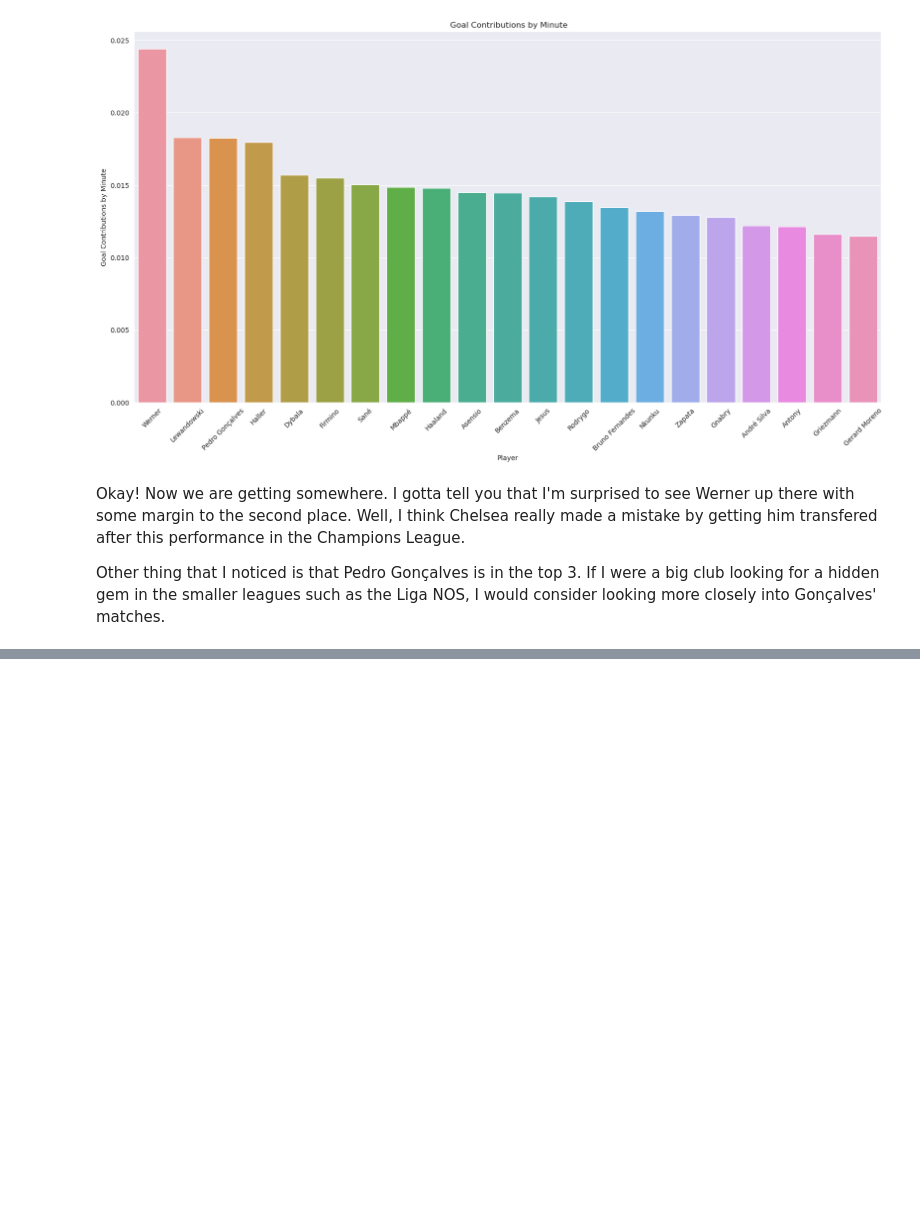
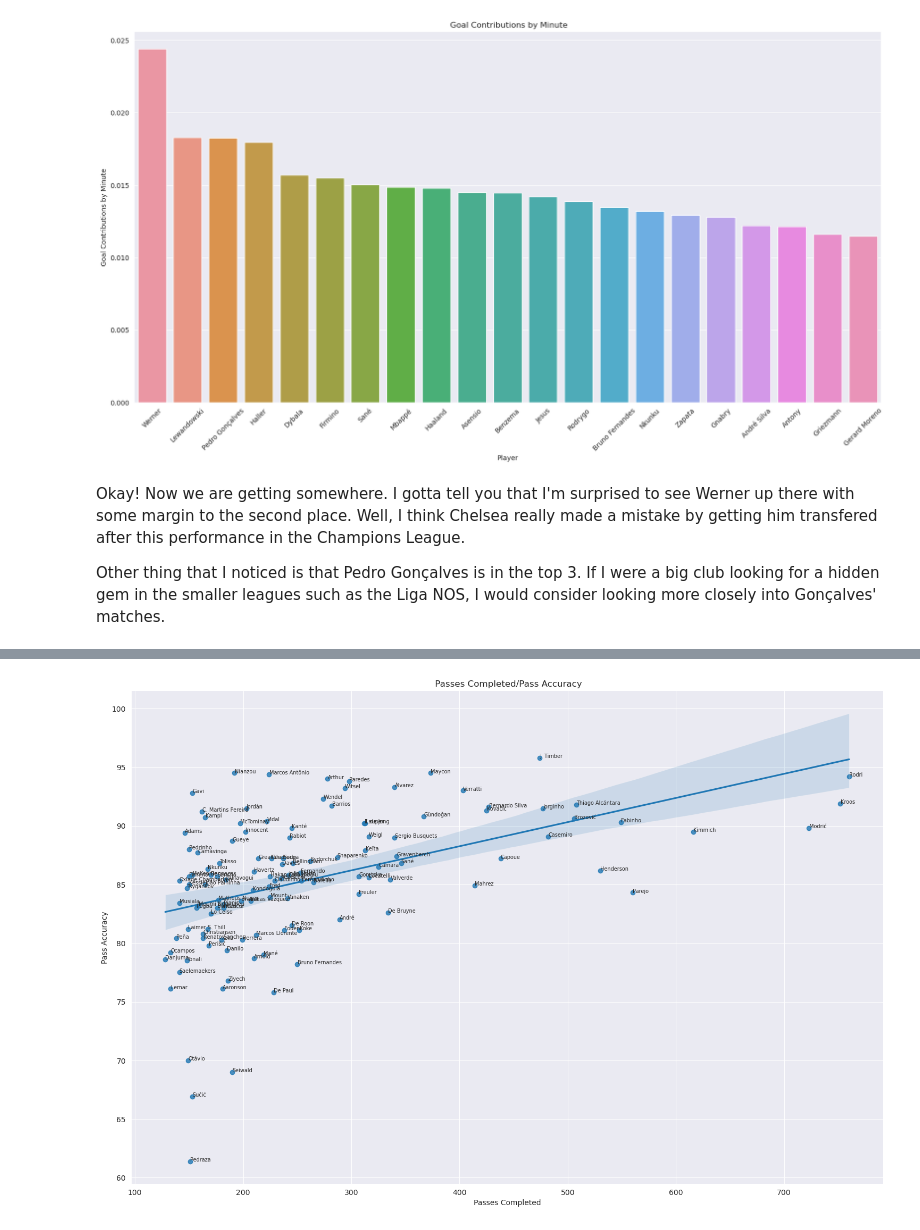
Before and after one commit to caiomelo22/20-21-Champions-League-Analysis, a Jupyter notebook: notebooke5ae0d8453.ipynb, the cells around one changed output, grey strips where cells are left out. Cells and saved outputs as stored; diff of their text form; code cells hidden in the pictures; blank space fills up the shorter version.

```diff
--- a/notebooke5ae0d8453.ipynb
+++ b/notebooke5ae0d8453.ipynb
@@ -213,0 +216,3 @@ Other thing that I noticed is that Pedro Gonçalves is in the top 3. If I were a
+# %%
+midfielders = players_df[players_df['position'] == 'Midfielder'].sort_values('pass_accuracy', ascending=False).reset_index()
+midfielders.loc[:, ['player_name', 'club', 'pass_accuracy', 'pass_attempted', 'pass_completed']].head()
@@ -213,0 +228,3 @@ Other thing that I noticed is that Pedro Gonçalves is in the top 3. If I were a
+# %%
+pass_threshold = midfielders.pass_attempted.mean()
+print('Pass threshold:', pass_threshold)
@@ -213,0 +233,3 @@ Other thing that I noticed is that Pedro Gonçalves is in the top 3. If I were a
+# %%
+midfielders = midfielders[midfielders['pass_attempted'] > pass_threshold].sort_values('pass_accuracy', ascending=False).reset_index()
+midfielders.loc[:, ['player_name', 'club', 'pass_accuracy', 'pass_attempted', 'pass_completed']].head()
@@ -213,0 +243,4 @@ Other thing that I noticed is that Pedro Gonçalves is in the top 3. If I were a
+# %%
+plot_scatter(midfielders, 'pass_completed', 'pass_accuracy', xlabel='Passes Completed', ylabel='Pass Accuracy', height=10, text_spacing=0.1)
+# %% [output]
+[figure, added]
```
Also changed, not shown: parts of 14 cells of this notebook.
